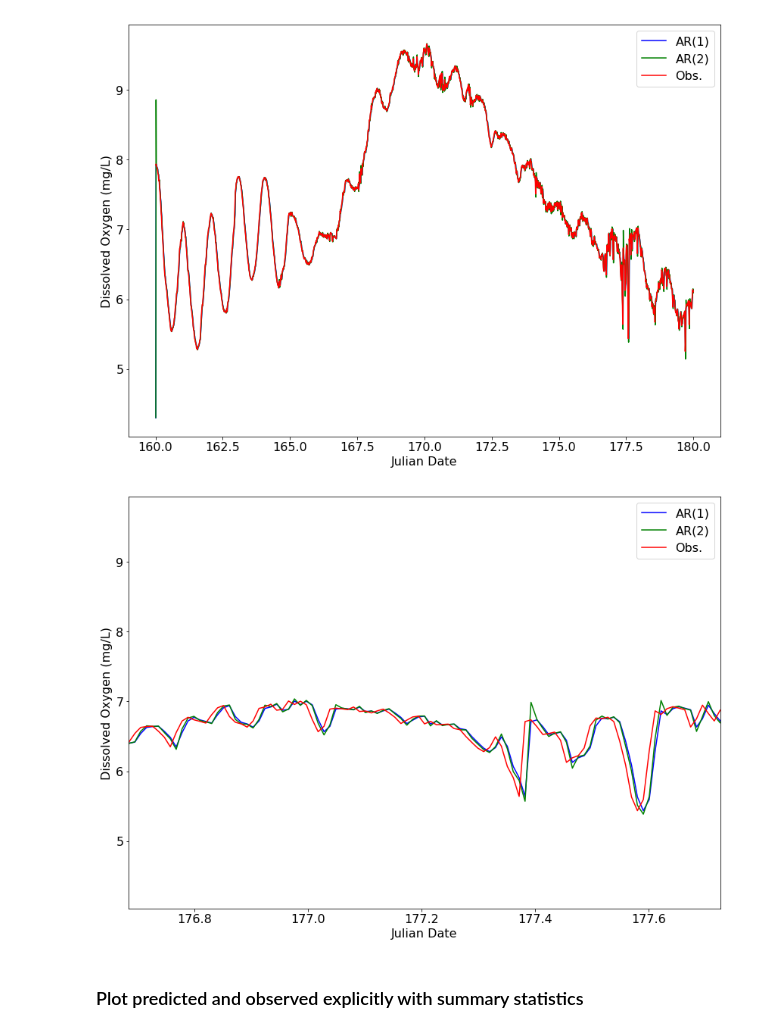
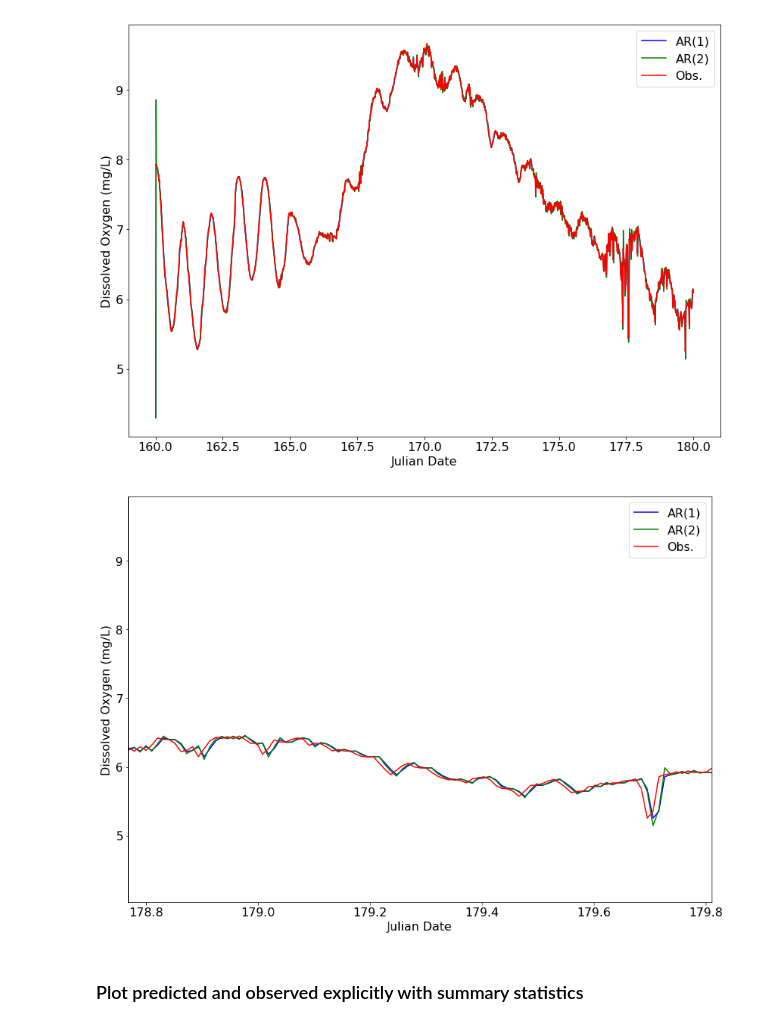
Before and after one commit to JakeGraham/Applied_Hydrologic_Modeling-, a Jupyter notebook: HW2/GRAHAM_GEOS_518_Problem_Set_2.ipynb, the cells around one changed output. Cells and saved outputs as stored; diff of their text form; code cells hidden in the pictures.

```diff
--- a/HW2/GRAHAM_GEOS_518_Problem_Set_2.ipynb
+++ b/HW2/GRAHAM_GEOS_518_Problem_Set_2.ipynb
@@ -138,18 +138,18 @@ plt.show()
 # %%
 # zoomed in
 plt.figure(figsize=(14,10))
 plt.plot(DatesTest,DhatAR1,'b-')
 plt.plot(DatesTest,DhatAR2,'g-')
 plt.plot(DatesTest,dtest,'r-')
-plt.xlim([DatesTest[1600],DatesTest[1700]])
+plt.xlim([DatesTest[1800],DatesTest[1900]])
 plt.ylabel('Dissolved Oxygen (mg/L)',fontsize=16)
 plt.xlabel('Julian Date',fontsize=16)
 plt.legend(('AR(1)','AR(2)','Obs.'),fontsize=16)
 ax = plt.gca()
 ax.tick_params('both',labelsize=16)
 plt.show()
 # %% [output]
-[figure, old version]
+[figure, new version]
 # %% [markdown]
 ### Plot predicted and observed explicitly with summary statistics
 # %%
```
Also changed, not shown: parts of 2 cells of this notebook.
